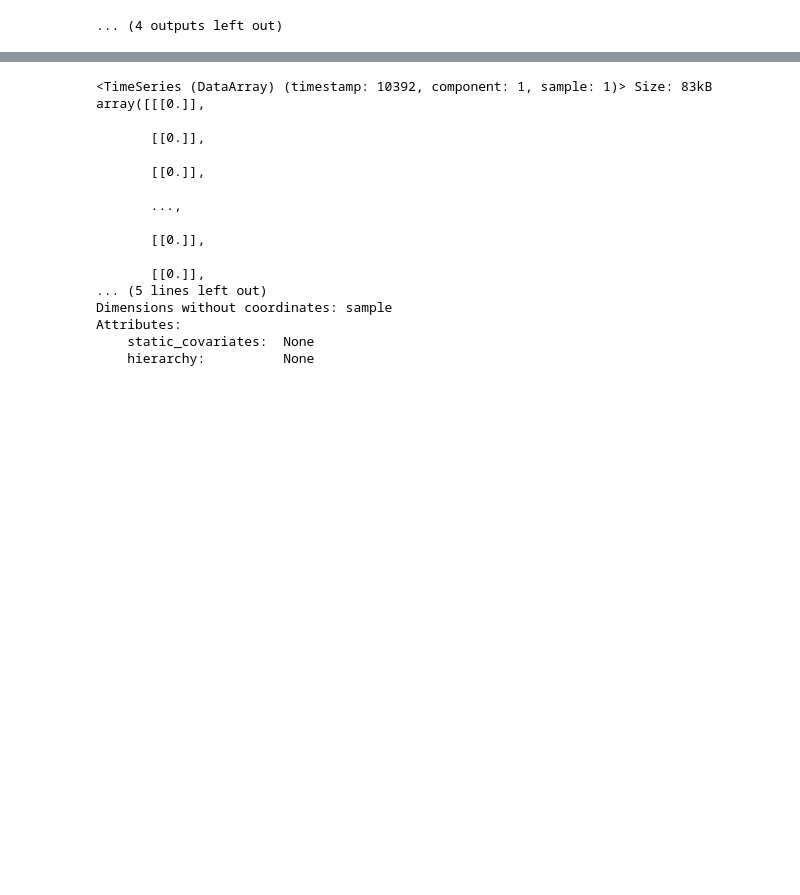
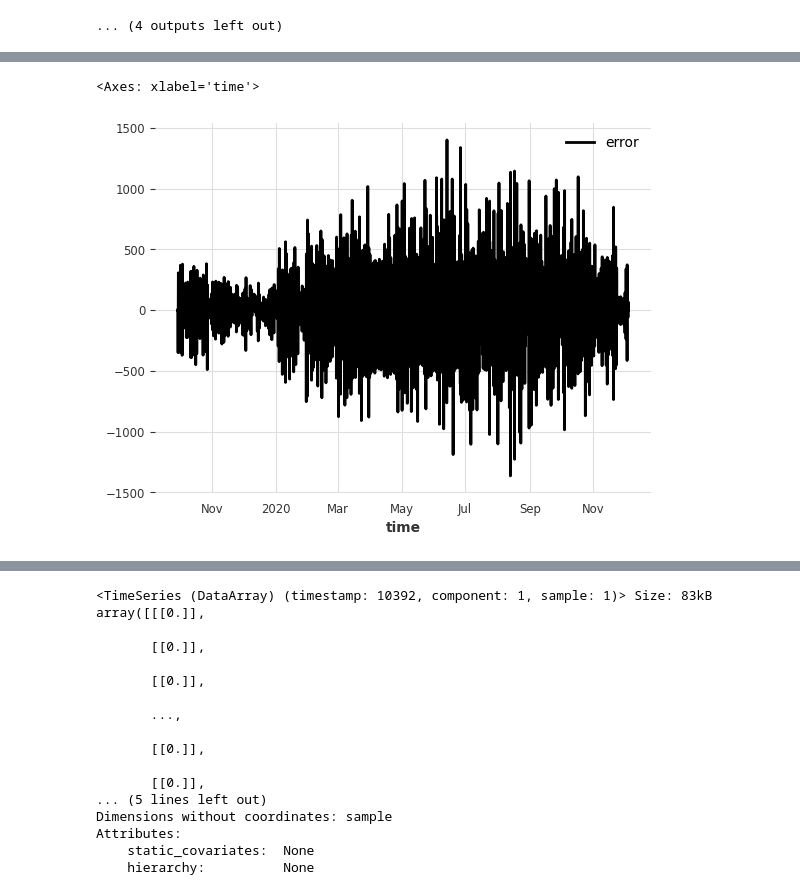
Before and after one commit to iffthomas/Axpo-Datathon-Challenge-2024, a Jupyter notebook: notebooks/spot_market.ipynb, the cells around one changed output, grey strips where cells are left out. Drawn from its saved outputs; the diff is of its cells as text; code cells hidden in the pictures; blank space fills up the shorter version.

```diff
--- a/notebooks/spot_market.ipynb
+++ b/notebooks/spot_market.ipynb
@@ -225,6 +168,6 @@ ValueError: The provided target has a dimension (width) that does not match the
 # %%
 from darts.models import XGBModel
-train, val = series.split_after(0.8)
+train, val = series.split_after(pd.Timestamp(train_only.end_time()))
 series_only = series["pro ch spv mwh/h cet min15 a"]
 val_only = val["pro ch spv mwh/h cet min15 a"]
 
@@ -232,7 +175,7 @@ val_only = val["pro ch spv mwh/h cet min15 a"]
 train_only, val_only = train["pro ch spv mwh/h cet min15 a"], val["pro ch spv mwh/h cet min15 a"]
 xgb_model = XGBModel(lags = 1000)
 xgb_model.fit(train_only)
-backtest  = xgb_model.historical_forecasts(start = 0.8,
+backtest  = xgb_model.historical_forecasts(start = pd.Timestamp(train_only.end_time()),
                                            series = series_only,
                                            retrain = False,forecast_horizon = 1, stride = 1)
 
@@ -243,16 +186,9 @@ backtest.plot(label='forecast')
 backtest = backtest[:-1]
 plt.legend()
 
-#calculate the error
-
-mase_error = mase(val_only, backtest)
-mae_error = mae(val_only, backtest)
-
-
-print(f"MASE: {mase_error}")
-print(f"MAE: {mae_error}")
-
-
+#calculate the mae
+mae = (val_only - backtest)
+print(mae)
 
 
 
@@ -262,0 +217,5 @@ IndexError: tuple index out of range
+# %%
+(backtest - val_only).plot(label='error')
+# %% [output]
+<Axes: xlabel='time'>
+[figure, added]
```
Also changed, not shown: parts of 16 cells of this notebook.
